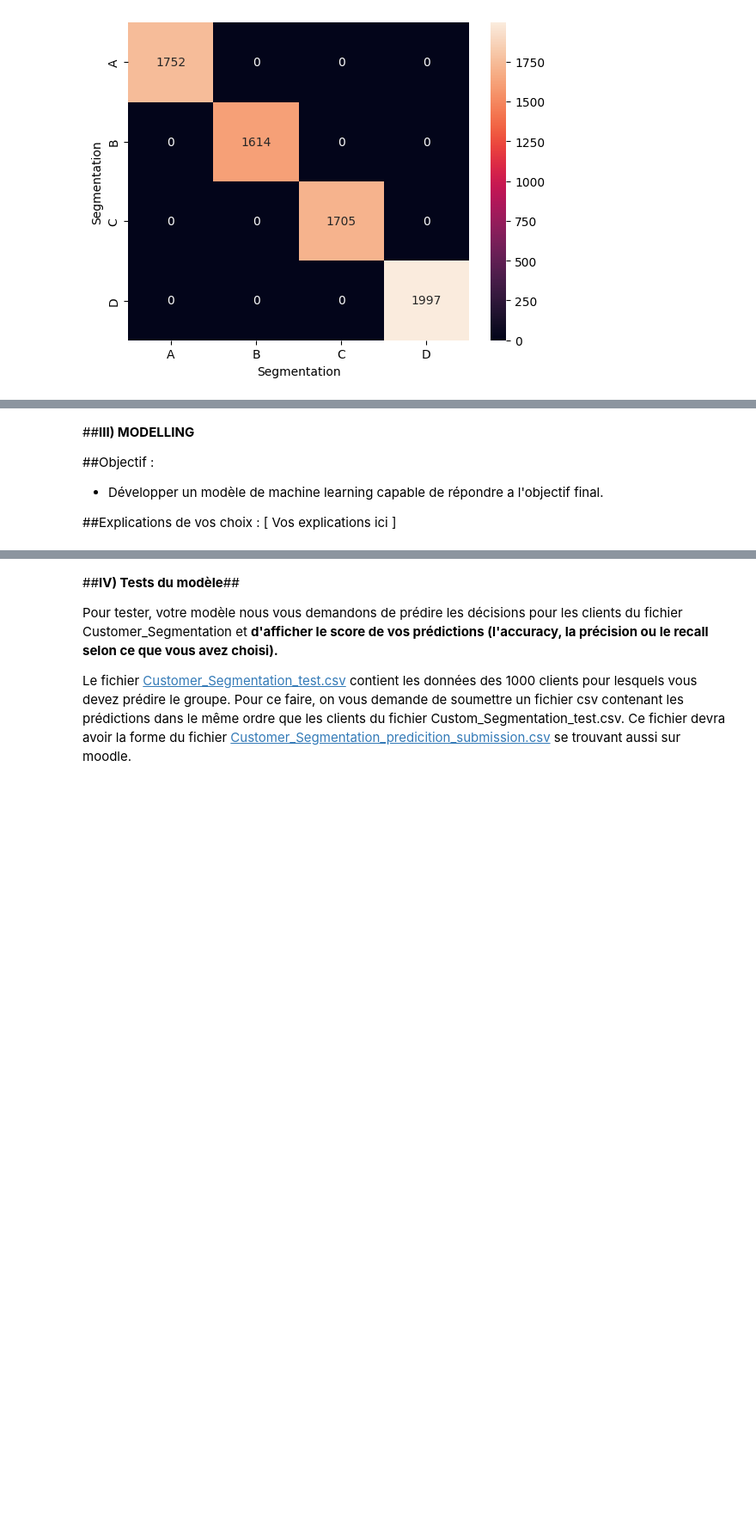
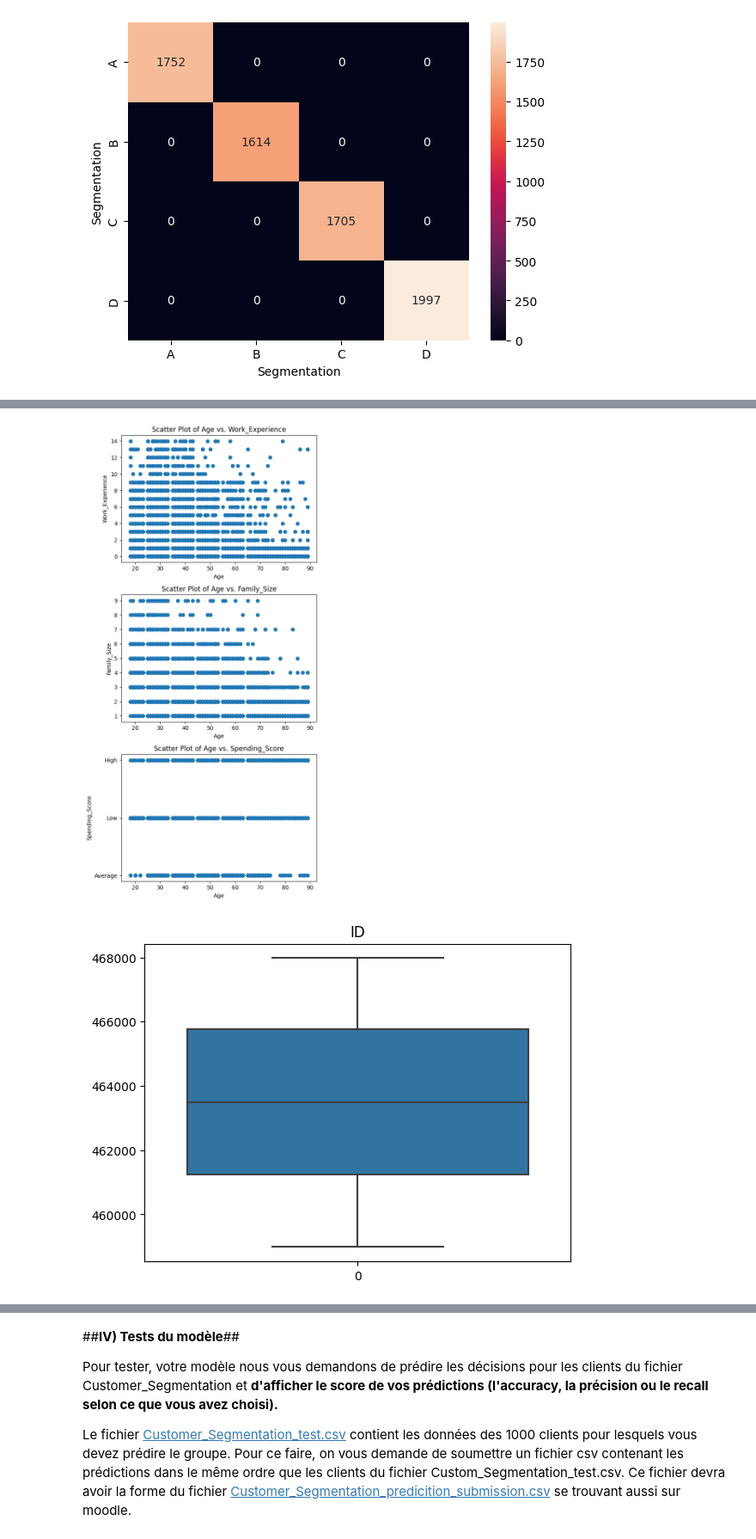
Before and after one commit to Ractouf/3BIN-Q1-ML, a Jupyter notebook: S6-7/BIN3100_ML_S6_Projet_Récapitulatif_2023.ipynb, the cells around one changed output, grey strips where cells are left out. Shown at 86% size. Drawn from its saved outputs; the diff is of its cells as text; code cells hidden in the pictures; blank space fills up the shorter version.

```diff
--- a/S6-7/BIN3100_ML_S6_Projet_Récapitulatif_2023.ipynb
+++ b/S6-7/BIN3100_ML_S6_Projet_Récapitulatif_2023.ipynb
@@ -384,8 +324,0 @@ ValueError: ignored
-# %% [markdown]
-##**III) MODELLING**
-
-##Objectif :
-- Développer un modèle de machine learning capable de répondre a l'objectif final.
-
-##Explications de vos choix :
-[ Vos explications ici ]
@@ -393,0 +325,26 @@ ValueError: ignored
+# %%
+### Identification Outliers
+
+import matplotlib.pyplot as plt
+
+variable_pairs = [('Age', 'Work_Experience'), ('Age', 'Family_Size'), ('Age', 'Spending_Score')]
+
+fig, axs = plt.subplots(len(variable_pairs), 1, figsize=(6, 12))
+
+for i, (x_var, y_var) in enumerate(variable_pairs):
+    ax = axs[i]
+    ax.scatter(data[x_var], data[y_var])
+    ax.set_xlabel(x_var)
+    ax.set_ylabel(y_var)
+    ax.set_title(f'Scatter Plot of {x_var} vs. {y_var}')
+
+plt.tight_layout()
+plt.show()
+
+for col in data.select_dtypes('number'):
+  plt.figure()
+  sns.boxplot(data[col])
+  plt.title(col)
+# %% [output]
+[figure, added]
+[figure, added]
```
Also changed, not shown: parts of 18 cells of this notebook, 1 other file.
